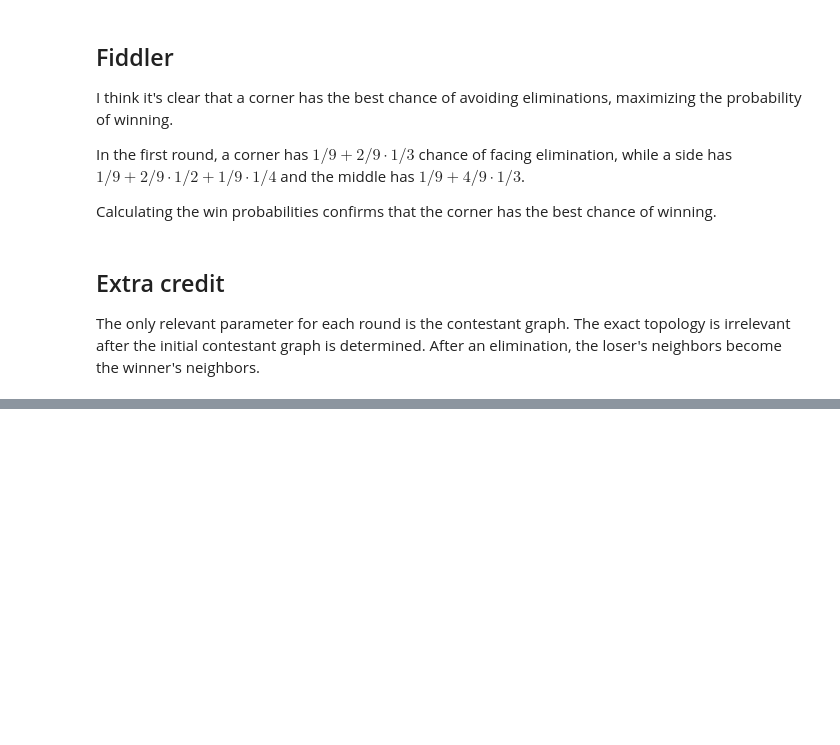
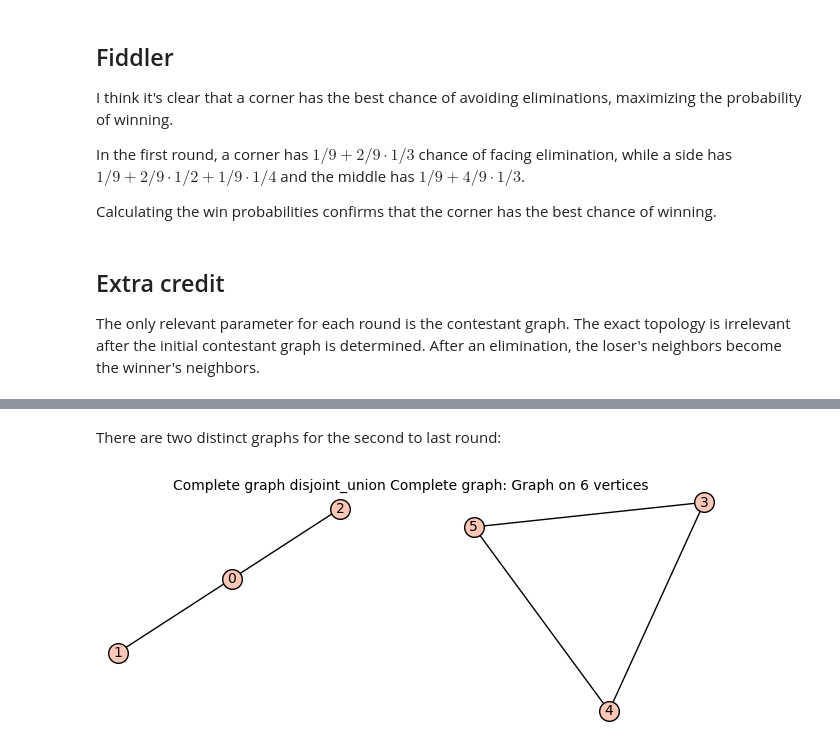
Before and after one commit to qpliu/sunday-puzzle, a Jupyter notebook: riddler/2024/20241213.ipynb, the cells around one changed output, grey strips where cells are left out. Cells and saved outputs as stored; diff of their text form; code cells hidden in the pictures; blank space fills up the shorter version.

```diff
--- a/riddler/2024/20241213.ipynb
+++ b/riddler/2024/20241213.ipynb
@@ -101,0 +165,8 @@ Running [simulations](20241213.go) agree:
+# %% [markdown]
+There are two distinct graphs for the second to last round:
+# %%
+g = graphs.CompleteGraph(3)
+g.delete_edge(1,2)
+g + graphs.CompleteGraph(3)
+# %% [output]
+[figure, added]
```
Also changed, not shown: parts of 26 cells of this notebook, 1 other file.
